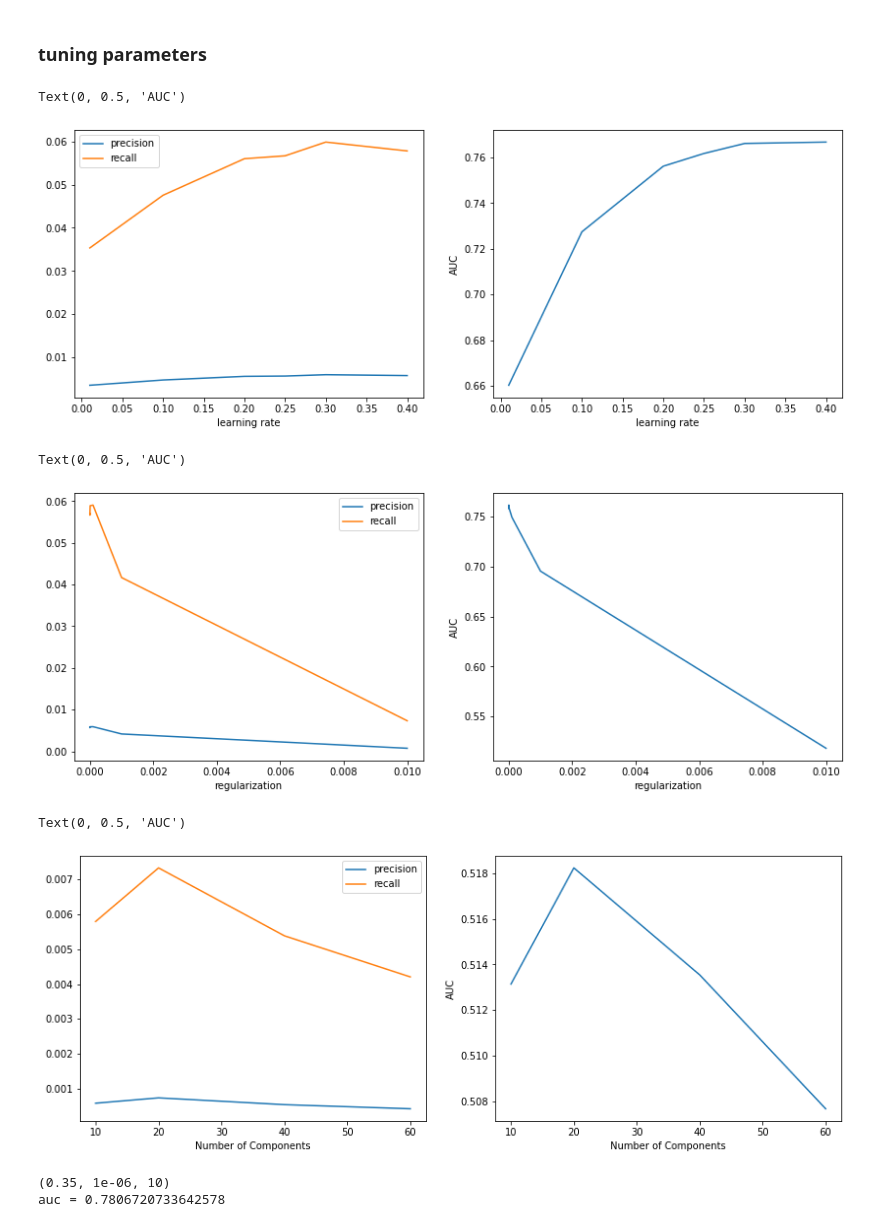
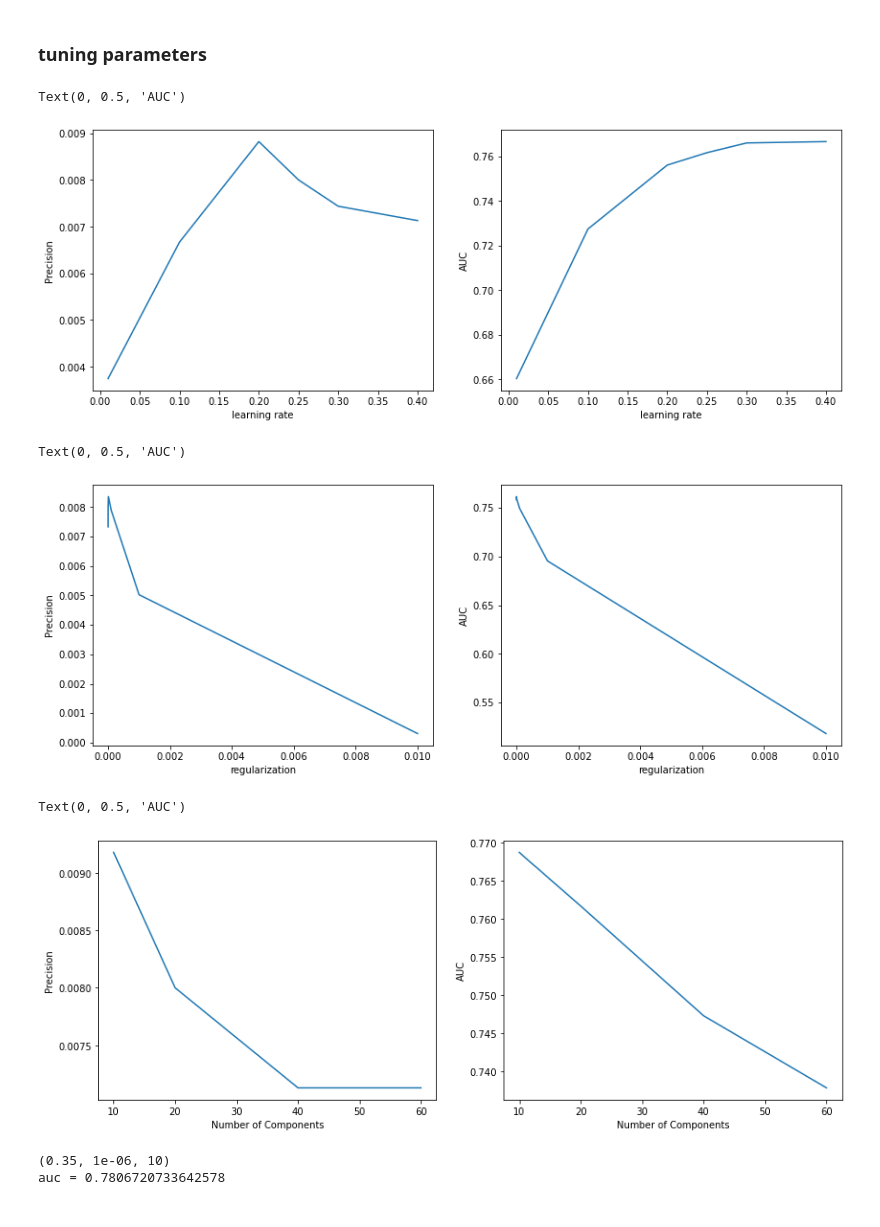
Before and after one commit to Yelp-Recommender-System/FancyYelpers, a Jupyter notebook: code/1.5_LightFM.ipynb, the cells around one changed output. Drawn from its saved outputs; the diff is of its cells as text; code cells hidden in the pictures.

Commit message:
add top1 precision metric

```diff
--- a/code/1.5_LightFM.ipynb
+++ b/code/1.5_LightFM.ipynb
@@ -44,7 +44,7 @@ from lightfm.evaluation import recall_at_k as lightfm_recall_at_k
 from lightfm.evaluation import auc_score
 # %%
 # default number of recommendations
-K = 10
+K = 1
 # percentage of data used for testing
 TEST_PERCENTAGE = 0.25
 # model learning rate
@@ -222,7 +222,7 @@ AUC:    0.763221
 ### tuning parameters
 # %%
 # default number of recommendations
-K = 10
+K = 1
 
 # model learning rate
 LEARNING_RATE = 0.25
@@ -260,10 +260,9 @@ import matplotlib.pyplot as plt
 
 plt.figure(figsize=(14,5))
 ax = plt.subplot(1,2,1)
-plt.plot(learning_rate_all,precision_lr,label="precision")
-plt.plot(learning_rate_all,recall_lr,label="recall")
-plt.legend()
+plt.plot(learning_rate_all,precision_lr)
 plt.xlabel("learning rate")
+plt.ylabel("Precision")
 
 ax = plt.subplot(1,2,2)
 plt.plot(learning_rate_all,auc_lr,label="")
@@ -271,7 +270,7 @@ plt.xlabel("learning rate")
 plt.ylabel("AUC")
 # %% [output]
 Text(0, 0.5, 'AUC')
-[figure, old version]
+[figure, new version]
 # %%
 reg_all = [1e-7,1e-6,1e-5,1e-4,1e-3,1e-2]
 precision_reg = []
@@ -296,10 +295,9 @@ for ITEM_ALPHA in reg_all:
 # %%
 plt.figure(figsize=(14,5))
 ax = plt.subplot(1,2,1)
-plt.plot(reg_all,precision_reg,label="precision")
-plt.plot(reg_all,recall_reg,label="recall")
-plt.legend()
+plt.plot(reg_all,precision_reg)
 plt.xlabel("regularization")
+plt.ylabel("Precision")
 
 ax = plt.subplot(1,2,2)
 plt.plot(reg_all,auc_reg)
@@ -307,11 +305,10 @@ plt.xlabel("regularization")
 plt.ylabel("AUC")
 # %% [output]
 Text(0, 0.5, 'AUC')
-[figure, old version]
+[figure, new version]
 # %%
 components_all = [10,20,40,60]
 precision_com = []
-recall_com = []
 auc_com = []
 for NO_COMPONENTS in components_all:
     model = LightFM(loss='warp', no_components=NO_COMPONENTS,
@@ -321,8 +318,6 @@ for NO_COMPONENTS in components_all:
     model.fit(interactions=train_interactions2,item_features=item_features,epochs=NO_EPOCHS)
     eval_precision_lfm = lightfm_prec_at_k(model, val_interactions2,
                                            train_interactions2,item_features=item_features, k=K).mean()
-    eval_recall_lfm = lightfm_recall_at_k(model, val_interactions2,
-                                          train_interactions2, item_features=item_features,k=K).mean()
     eval_auc_lfm = auc_score(model, val_interactions2,
                                           train_interactions2,item_features=item_features).mean()
 
@@ -332,18 +327,17 @@ for NO_COMPONENTS in components_all:
 # %%
 plt.figure(figsize=(14,5))
 ax = plt.subplot(1,2,1)
-plt.plot(components_all,precision_com,label="precision")
-plt.plot(components_all,recall_com,label="recall")
-plt.legend()
+plt.plot(components_all,precision_com)
 plt.xlabel("Number of Components")
+plt.ylabel("Precision")
 
 ax = plt.subplot(1,2,2)
 plt.plot(components_all,auc_com)
 plt.xlabel("Number of Components")
 plt.ylabel("AUC")
 # %% [output]
 Text(0, 0.5, 'AUC')
-[figure, old version]
+[figure, new version]
 # %%
 learning_rate_all = [0.2,0.25,0.3,0.35]
 reg_all = [1e-7,1e-6,1e-5]
```
Also changed, not shown: parts of 7 cells of this notebook.
